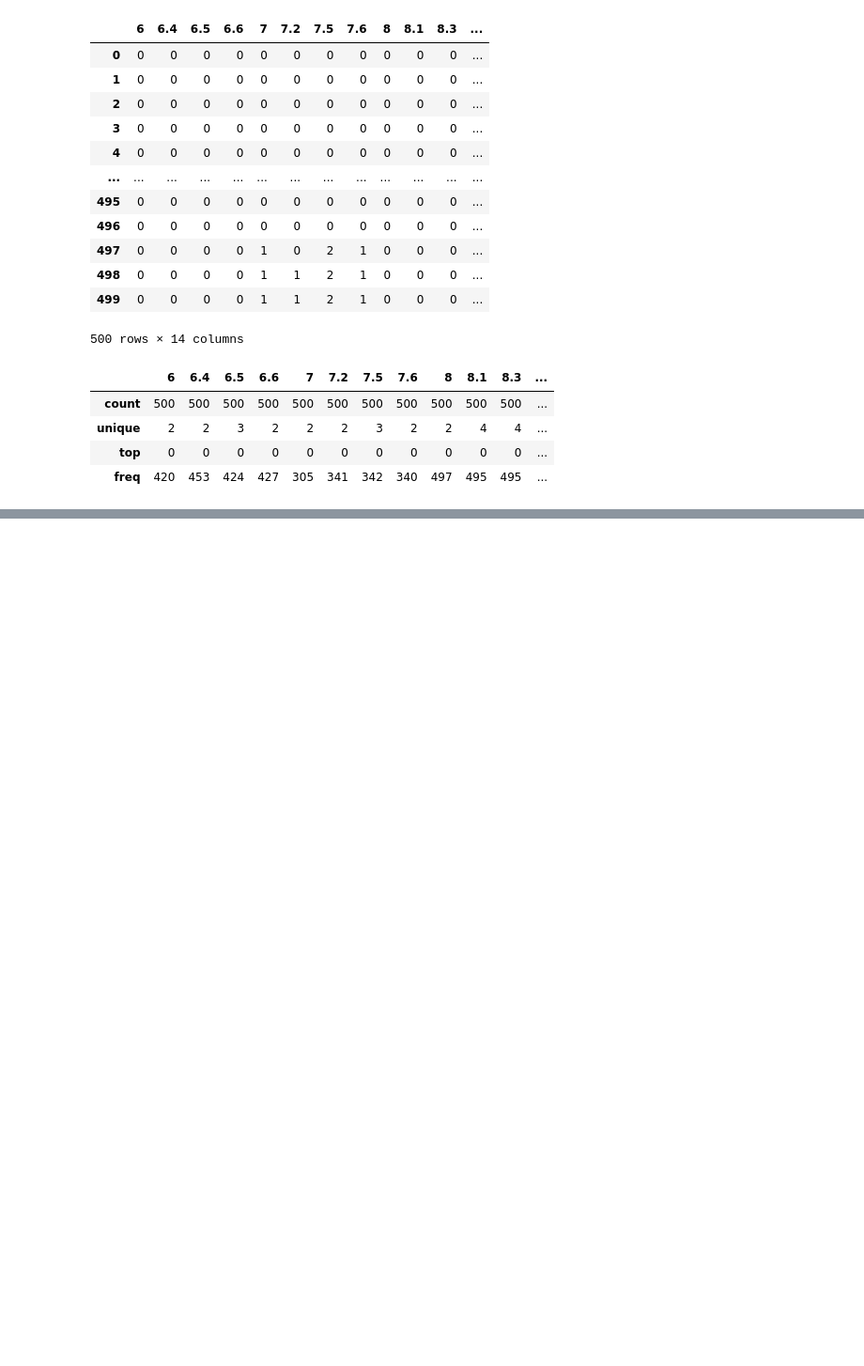
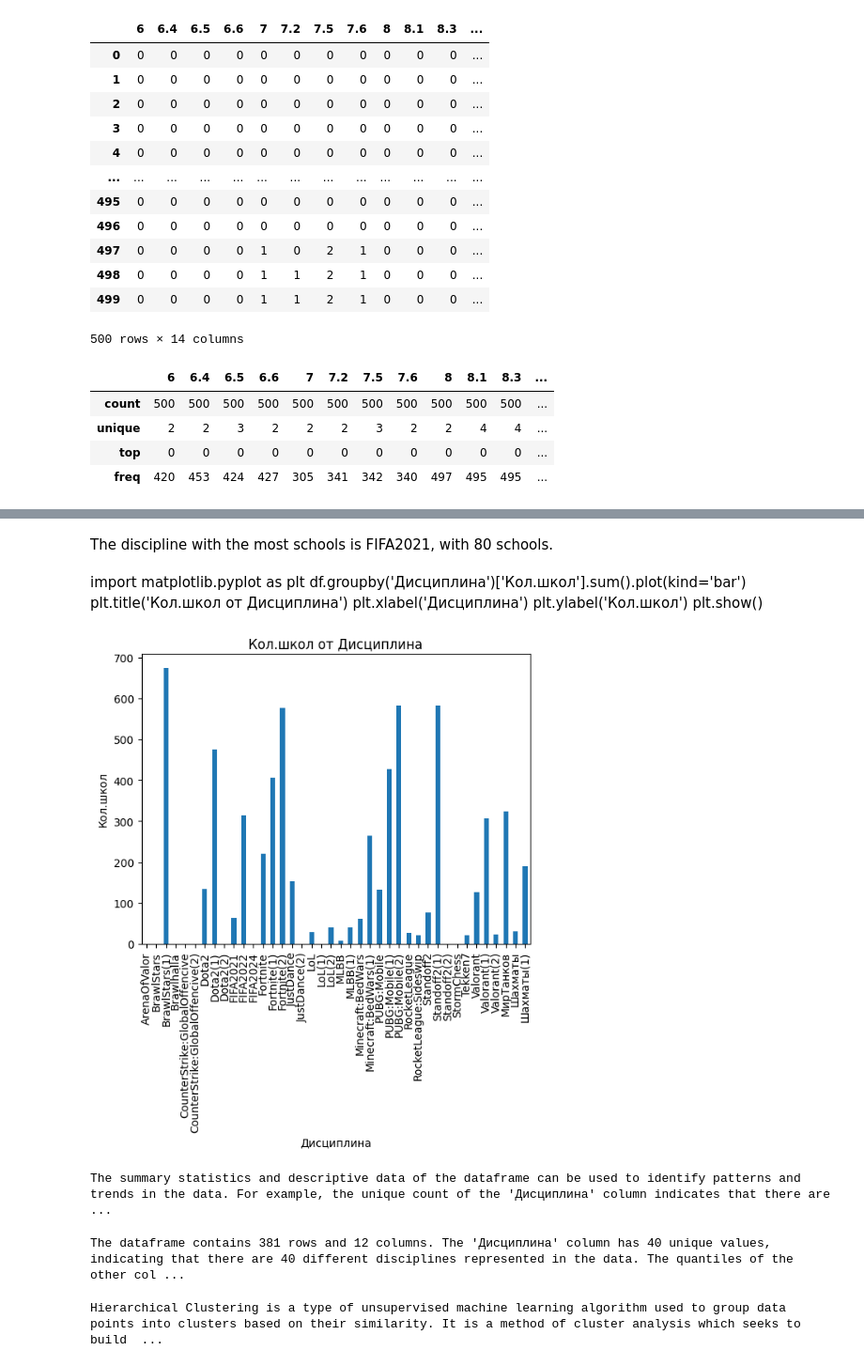
Before and after one commit to vn322/Sport-University, a Jupyter notebook: школы_кибер.ipynb, the cells around one changed output, grey strips where cells are left out. Shown at 94% size. Drawn from its saved outputs; the diff is of its cells as text; code cells hidden in the pictures; blank space fills up the shorter version.

```diff
--- a/школы_кибер.ipynb
+++ b/школы_кибер.ipynb
@@ -1846,0 +1885,29 @@ df1.describe()
+# %%
+df.sketch.ask('Где Кол.школ в Дисциплина больше всего')
+# %% [output]
+The discipline with the most schools is FIFA2021, with 80 schools.
+# %%
+df.sketch.ask('Построить график Кол.школ от Дисциплина')
+# %% [output]
+import matplotlib.pyplot as plt df.groupby('Дисциплина')['Кол.школ'].sum().plot(kind='bar') plt.title('Кол.школ от Дисциплина') plt.xlabel('Дисциплина') plt.ylabel('Кол.школ') plt.show()
+# %%
+import matplotlib.pyplot as plt
+df.groupby('Дисциплина')['Кол.школ'].sum().plot(kind='bar')
+plt.title('Кол.школ от Дисциплина')
+plt.xlabel('Дисциплина')
+plt.ylabel('Кол.школ')
+plt.show()
+# %% [output]
+[figure, added]
+# %%
+df.sketch.ask('Найти закономерности')
+# %% [output]
+The summary statistics and descriptive data of the dataframe can be used to identify patterns and trends in the data. For example, the unique count of the 'Дисциплина' column indicates that there are  ...
+# %%
+df.sketch.ask("the unique count of the 'Дисциплина' column indicates that there are 40 different disciplines represented in the data. The quantiles of the 'Кол.школ', 'Кол.колледжей', 'Кол.команд', 'Кол.ироков', 'Команд.Младший', 'Игроков.Младший', 'Команд.Старший', 'Игроков.Старший', 'Команд.Колледжи', 'Игроков.Колледжи' and 'Всего. Игроков' columns can be used to identify the distribution of values for each column.")
+# %% [output]
+The dataframe contains 381 rows and 12 columns. The 'Дисциплина' column has 40 unique values, indicating that there are 40 different disciplines represented in the data. The quantiles of the other col ...
+# %%
+df.sketch.ask('кластерный анализ Hierarchical Clustering этих данных, оценить его и визуализировать результат')
+# %% [output]
+Hierarchical Clustering is a type of unsupervised machine learning algorithm used to group data points into clusters based on their similarity. It is a method of cluster analysis which seeks to build  ...
```
Also changed, not shown: parts of 15 cells of this notebook.
